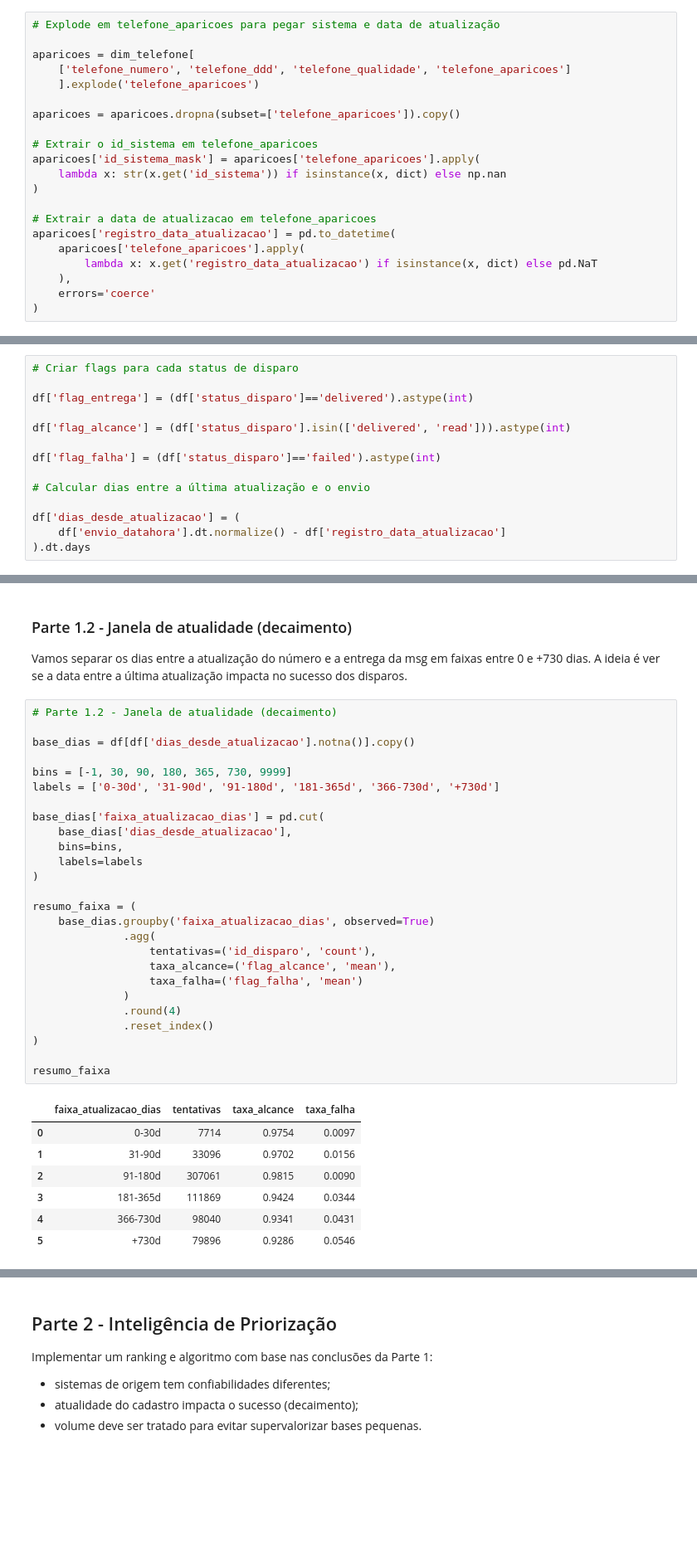
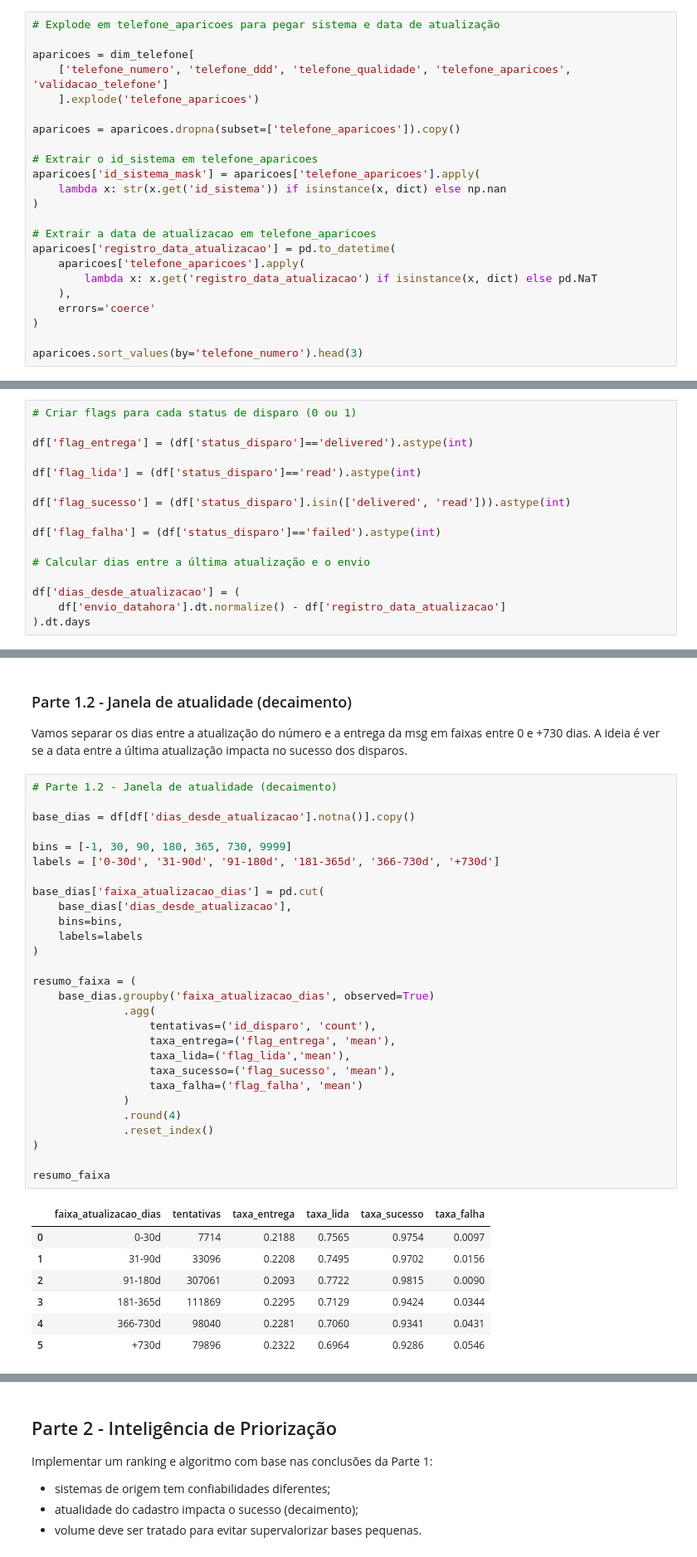
Before and after one commit to Carolina-Muylaert/desafio-cientista-dados-pleno-campanhas, a Jupyter notebook: case-ds-pleno.ipynb, the cells around one changed output, grey strips where cells are left out. Shown at 83% size. Cells and saved outputs as stored; diff of their text form; blank space fills up the shorter version.

```diff
--- a/case-ds-pleno.ipynb
+++ b/case-ds-pleno.ipynb
@@ -175,7 +198,7 @@ array([{'id_sistema': '3094574413675758272', 'cpf': 2851248869450150226, 'propri
 # Explode em telefone_aparicoes para pegar sistema e data de atualização
 
 aparicoes = dim_telefone[
-    ['telefone_numero', 'telefone_ddd', 'telefone_qualidade', 'telefone_aparicoes']
+    ['telefone_numero', 'telefone_ddd', 'telefone_qualidade', 'telefone_aparicoes', 'validacao_telefone']
     ].explode('telefone_aparicoes')
 
 aparicoes = aparicoes.dropna(subset=['telefone_aparicoes']).copy()
@@ -192,3 +215,5 @@ aparicoes['registro_data_atualizacao'] = pd.to_datetime(
     ),
     errors='coerce'
 )
+
+aparicoes.sort_values(by='telefone_numero').head(3)
@@ -246,11 +271,13 @@ df.head()
 | 5 | -9142586270102516767 | -3785213779161126614 | -1014974390614404669 | NaN | 7.845383e+18 | -7448118375290831604 | 2224533453719573633 | Utilidade | ... |
 | 6 | -9142586270102516767 | -3785213779161126614 | -1014974390614404669 | NaN | 7.845383e+18 | -7448118375290831604 | 2224533453719573633 | Utilidade | ... |
 # %%
-# Criar flags para cada status de disparo
+# Criar flags para cada status de disparo (0 ou 1)
 
 df['flag_entrega'] = (df['status_disparo']=='delivered').astype(int)
 
-df['flag_alcance'] = (df['status_disparo'].isin(['delivered', 'read'])).astype(int)
+df['flag_lida'] = (df['status_disparo']=='read').astype(int)
+
+df['flag_sucesso'] = (df['status_disparo'].isin(['delivered', 'read'])).astype(int)
 
 df['flag_falha'] = (df['status_disparo']=='failed').astype(int)
 
@@ -322,35 +348,37 @@ Vamos separar os dias entre a atualização do número e a entrega da msg em fai
 # %%
 # Parte 1.2 - Janela de atualidade (decaimento)
 
 base_dias = df[df['dias_desde_atualizacao'].notna()].copy()
 
 bins = [-1, 30, 90, 180, 365, 730, 9999]
 labels = ['0-30d', '31-90d', '91-180d', '181-365d', '366-730d', '+730d']
 
 base_dias['faixa_atualizacao_dias'] = pd.cut(
     base_dias['dias_desde_atualizacao'],
     bins=bins,
     labels=labels
 )
 
 resumo_faixa = (
     base_dias.groupby('faixa_atualizacao_dias', observed=True)
               .agg(
                   tentativas=('id_disparo', 'count'),
-                  taxa_alcance=('flag_alcance', 'mean'),
+                  taxa_entrega=('flag_entrega', 'mean'),
+                  taxa_lida=('flag_lida','mean'),
+                  taxa_sucesso=('flag_sucesso', 'mean'),
                   taxa_falha=('flag_falha', 'mean')
               )
               .round(4)
               .reset_index()
 )
 
 resumo_faixa
 # %% [output]
-|  | faixa_atualizacao_dias | tentativas | taxa_alcance | taxa_falha |
-| 0 | 0-30d | 7714 | 0.9754 | 0.0097 |
-| 1 | 31-90d | 33096 | 0.9702 | 0.0156 |
-| 2 | 91-180d | 307061 | 0.9815 | 0.0090 |
-| 3 | 181-365d | 111869 | 0.9424 | 0.0344 |
-| 4 | 366-730d | 98040 | 0.9341 | 0.0431 |
-| 5 | +730d | 79896 | 0.9286 | 0.0546 |
+|  | faixa_atualizacao_dias | tentativas | taxa_entrega | taxa_lida | taxa_sucesso | taxa_falha |
+| 0 | 0-30d | 7714 | 0.2188 | 0.7565 | 0.9754 | 0.0097 |
+| 1 | 31-90d | 33096 | 0.2208 | 0.7495 | 0.9702 | 0.0156 |
+| 2 | 91-180d | 307061 | 0.2093 | 0.7722 | 0.9815 | 0.0090 |
+| 3 | 181-365d | 111869 | 0.2295 | 0.7129 | 0.9424 | 0.0344 |
+| 4 | 366-730d | 98040 | 0.2281 | 0.7060 | 0.9341 | 0.0431 |
+| 5 | +730d | 79896 | 0.2322 | 0.6964 | 0.9286 | 0.0546 |
 # %%
```
Also changed, not shown: parts of 27 cells of this notebook, 1 other file.
